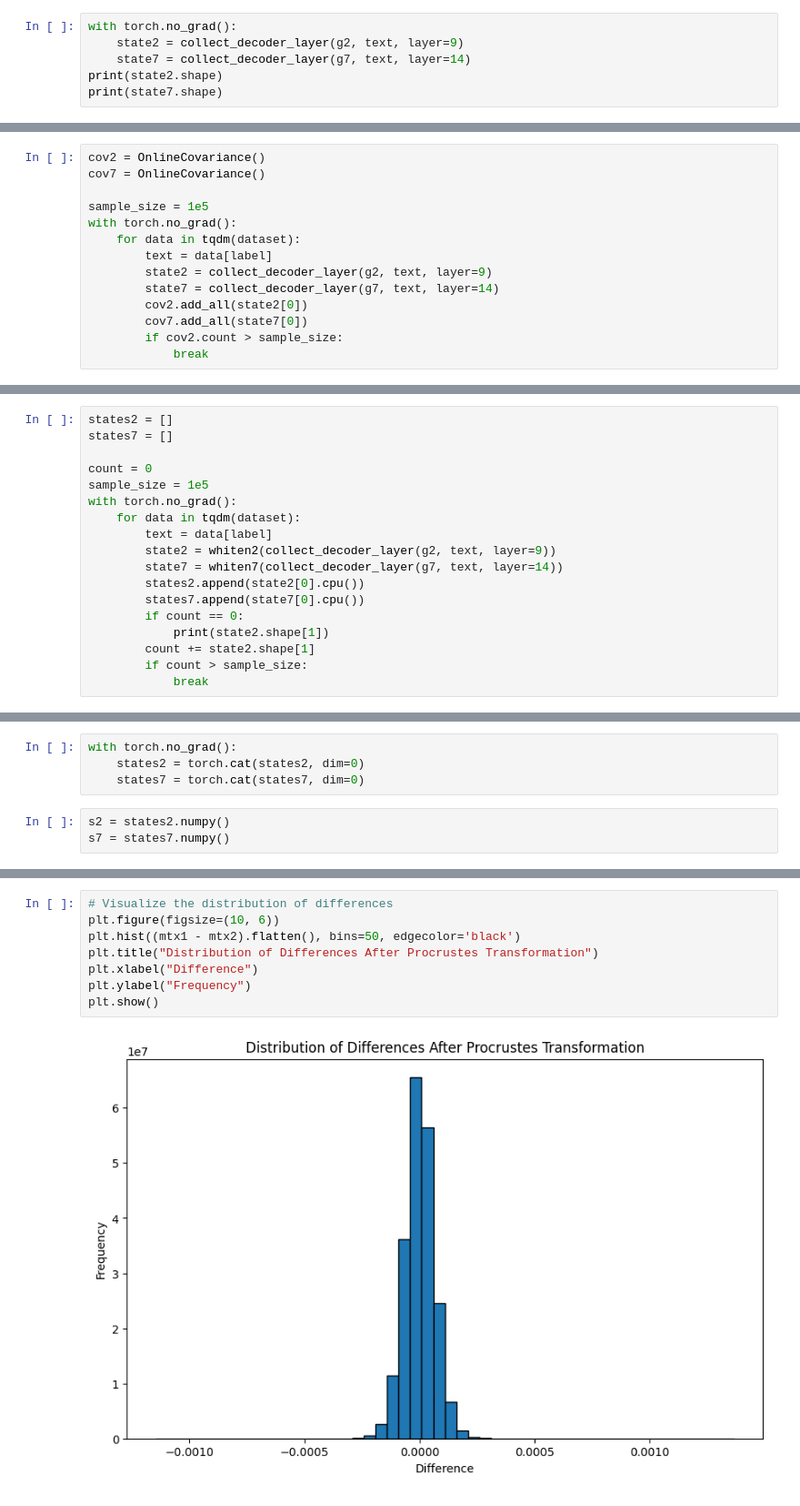
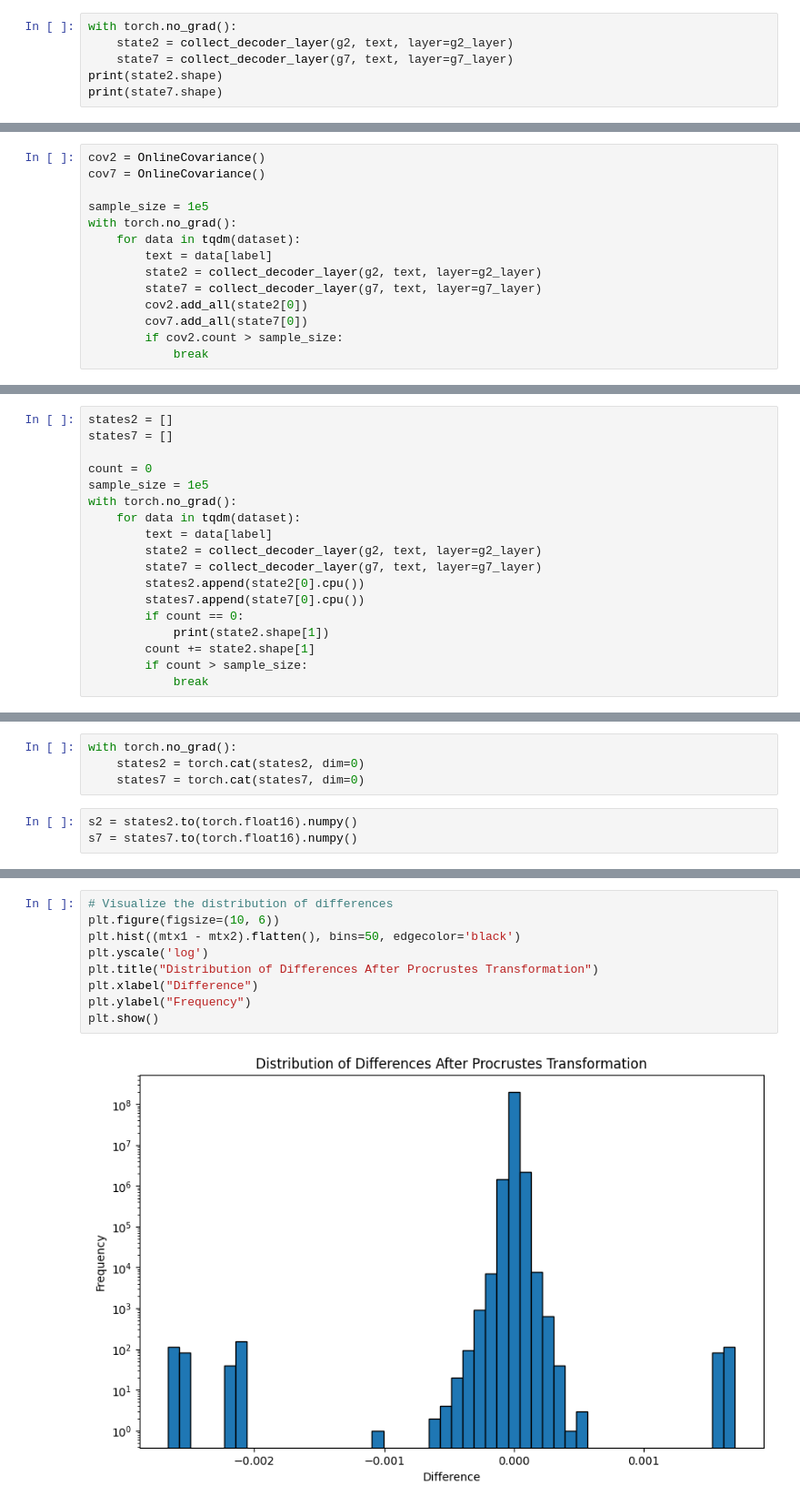
Before and after one commit to nickypro/notebooks, a Jupyter notebook: misc/procrustes.ipynb, the cells around one changed output, grey strips where cells are left out. Shown: that part at 91% size. Saved outputs shown, nothing was run; the diff lists cells and outputs as text.

```diff
--- a/misc/procrustes.ipynb
+++ b/misc/procrustes.ipynb
@@ -34,7 +86,7 @@ def collect_decoder_layer(m, text, layer):
     return state
 # %%
 with torch.no_grad():
-    state2 = collect_decoder_layer(g2, text, layer=9)
-    state7 = collect_decoder_layer(g7, text, layer=14)
+    state2 = collect_decoder_layer(g2, text, layer=g2_layer)
+    state7 = collect_decoder_layer(g7, text, layer=g7_layer)
 print(state2.shape)
 print(state7.shape)
@@ -46,8 +101,8 @@ sample_size = 1e5
 with torch.no_grad():
     for data in tqdm(dataset):
         text = data[label]
-        state2 = collect_decoder_layer(g2, text, layer=9)
-        state7 = collect_decoder_layer(g7, text, layer=14)
+        state2 = collect_decoder_layer(g2, text, layer=g2_layer)
+        state7 = collect_decoder_layer(g7, text, layer=g7_layer)
         cov2.add_all(state2[0])
         cov7.add_all(state7[0])
         if cov2.count > sample_size:
@@ -77,8 +132,8 @@ sample_size = 1e5
 with torch.no_grad():
     for data in tqdm(dataset):
         text = data[label]
-        state2 = whiten2(collect_decoder_layer(g2, text, layer=9))
-        state7 = whiten7(collect_decoder_layer(g7, text, layer=14))
+        state2 = collect_decoder_layer(g2, text, layer=g2_layer)
+        state7 = collect_decoder_layer(g7, text, layer=g7_layer)
         states2.append(state2[0].cpu())
         states7.append(state7[0].cpu())
         if count == 0:
@@ -93,8 +148,8 @@ with torch.no_grad():
     states2 = torch.cat(states2, dim=0)
     states7 = torch.cat(states7, dim=0)
 # %%
-s2 = states2.numpy()
-s7 = states7.numpy()
+s2 = states2.to(torch.float16).numpy()
+s7 = states7.to(torch.float16).numpy()
 # %%
 print(s2.shape, s7.shape)
 # %% [output]
@@ -140,13 +248,14 @@ Root MSE: 0.0028835204463016763
 # %%
 # Visualize the distribution of differences
 plt.figure(figsize=(10, 6))
 plt.hist((mtx1 - mtx2).flatten(), bins=50, edgecolor='black')
+plt.yscale('log')
 plt.title("Distribution of Differences After Procrustes Transformation")
 plt.xlabel("Difference")
 plt.ylabel("Frequency")
 plt.show()
 # %% [output]
-[figure, old version]
+[figure, new version]
 # %%
 # Visualize mean difference per dimension
 mean_diff_per_dim = np.mean(mtx1 - mtx2, axis=0)
```
Also changed, not shown: parts of 13 cells of this notebook.
